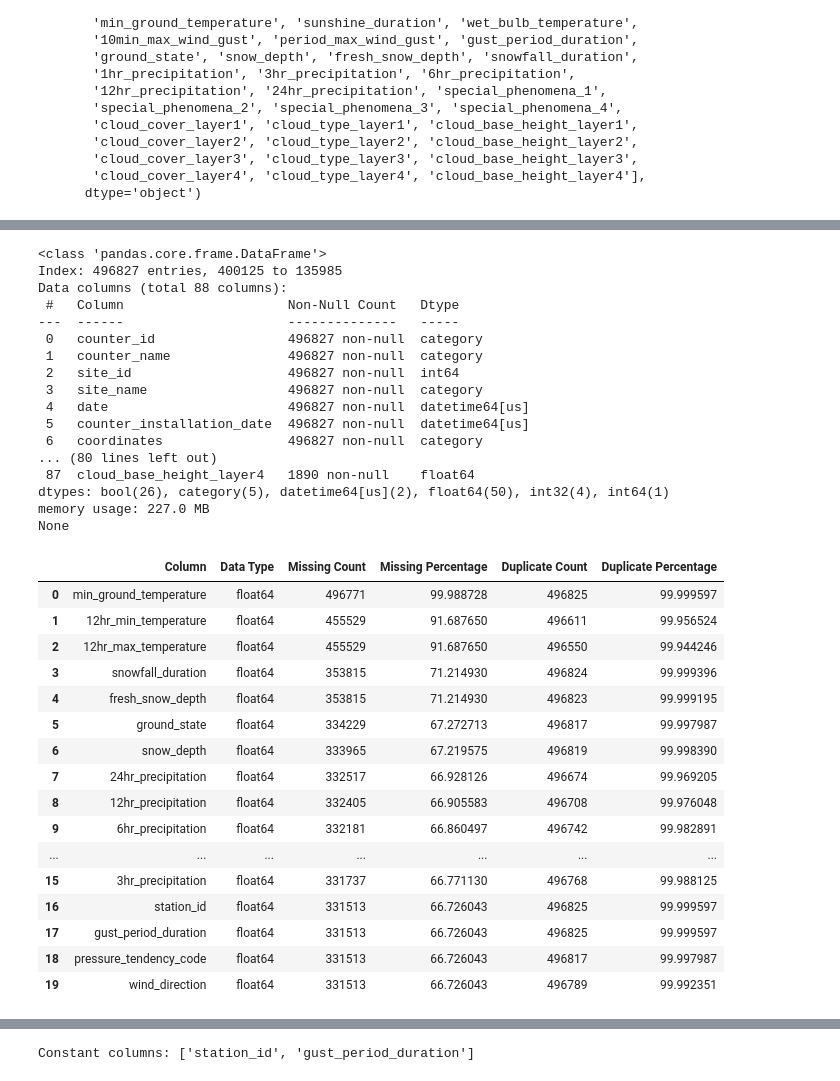
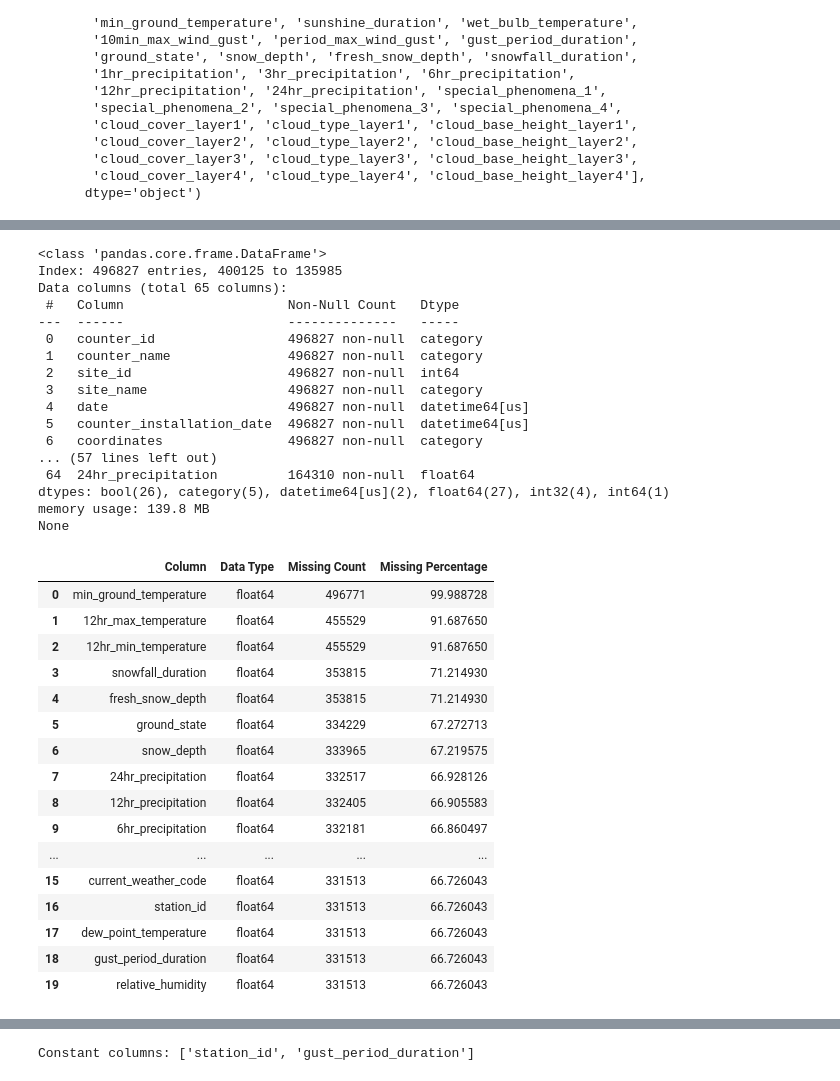
Before and after one commit to nishuastic/bike_counters, a Jupyter notebook: cleaned_data.ipynb, the cells around one changed output, grey strips where cells are left out. Drawn from its saved outputs; the diff is of its cells as text; code cells hidden in the pictures.

```diff
--- a/cleaned_data.ipynb
+++ b/cleaned_data.ipynb
@@ -315,4 +315,12 @@ Index(['station_id', 'date', 'sea_level_pressure', 'pressure_tendency',
 empty_columns = weather_df.columns[weather_df.isna().all()]
 
 weather_df.drop(empty_columns, axis=1, inplace=True)
+# %%
+cloud_columns = [col for col in weather_df.columns if 'cloud' in col.lower()]
+
+weather_df.drop(cloud_columns, axis=1, inplace=True)
+
+pressure_columns = [col for col in weather_df.columns if 'pressure' in col.lower()]
+
+weather_df.drop(pressure_columns, axis=1, inplace=True)
 # %%
@@ -358,7 +349,7 @@ print(merged_df.info())
 # %% [output]
 <class 'pandas.core.frame.DataFrame'>
 Index: 496827 entries, 400125 to 135985
-Data columns (total 88 columns):
+Data columns (total 65 columns):
  #   Column                     Non-Null Count   Dtype
 ---  ------                     --------------   -----
  0   counter_id                 496827 non-null  category
@@ -368,57 +359,46 @@ Data columns (total 88 columns):
  4   date                       496827 non-null  datetime64[us]
  5   counter_installation_date  496827 non-null  datetime64[us]
  6   coordinates                496827 non-null  category
-... (80 lines left out)
- 87  cloud_base_height_layer4   1890 non-null    float64
-dtypes: bool(26), category(5), datetime64[us](2), float64(50), int32(4), int64(1)
-memory usage: 227.0 MB
+... (57 lines left out)
+ 64  24hr_precipitation         164310 non-null  float64
+dtypes: bool(26), category(5), datetime64[us](2), float64(27), int32(4), int64(1)
+memory usage: 139.8 MB
 None
-# %%
-cloud_columns = [col for col in merged_df.columns if 'cloud' in col.lower()]
-
-merged_df.drop(cloud_columns, axis=1, inplace=True)
 # %%
 # Calculate missing values
 missing_values = merged_df.isna().sum().reset_index()
 missing_values.columns = ['Column', 'Missing Count']
 missing_values['Missing Percentage'] = (missing_values['Missing Count'] / len(merged_df)) * 100
 
-# Calculate duplicate values
-duplicate_values = merged_df.apply(lambda col: col.duplicated().sum()).reset_index()
-duplicate_values.columns = ['Column', 'Duplicate Count']
-duplicate_values['Duplicate Percentage'] = (duplicate_values['Duplicate Count'] / len(merged_df)) * 100
-
-# Merge missing and duplicate summaries
-summary_df = pd.merge(missing_values, duplicate_values, on='Column')
 
 # Add data type of each column to the summary
-summary_df['Data Type'] = summary_df['Column'].map(merged_df.dtypes)
+missing_values['Data Type'] = missing_values['Column'].map(merged_df.dtypes)
 
 # Rearrange columns for better readability
-summary_df = summary_df[['Column', 'Data Type', 'Missing Count', 'Missing Percentage', 'Duplicate Count', 'Duplicate Percentage']]
+missing_values = missing_values[['Column', 'Data Type', 'Missing Count', 'Missing Percentage']]
 
 # Sort by Missing Count or Duplicate Count
-summary_df = summary_df.sort_values(by=['Missing Count', 'Duplicate Count'], ascending=False).reset_index(drop=True)
+missing_values = missing_values.sort_values(by=['Missing Count'], ascending=False).reset_index(drop=True)
 
-summary_df[0:20]
+missing_values[0:20]
 # %% [output]
-|  | Column | Data Type | Missing Count | Missing Percentage | Duplicate Count | Duplicate Percentage |
-| 0 | min_ground_temperature | float64 | 496771 | 99.988728 | 496825 | 99.999597 |
-| 1 | 12hr_min_temperature | float64 | 455529 | 91.687650 | 496611 | 99.956524 |
-| 2 | 12hr_max_temperature | float64 | 455529 | 91.687650 | 496550 | 99.944246 |
-| 3 | snowfall_duration | float64 | 353815 | 71.214930 | 496824 | 99.999396 |
-| 4 | fresh_snow_depth | float64 | 353815 | 71.214930 | 496823 | 99.999195 |
-| 5 | ground_state | float64 | 334229 | 67.272713 | 496817 | 99.997987 |
-| 6 | snow_depth | float64 | 333965 | 67.219575 | 496819 | 99.998390 |
-| 7 | 24hr_precipitation | float64 | 332517 | 66.928126 | 496674 | 99.969205 |
-| 8 | 12hr_precipitation | float64 | 332405 | 66.905583 | 496708 | 99.976048 |
-| 9 | 6hr_precipitation | float64 | 332181 | 66.860497 | 496742 | 99.982891 |
-| ... | ... | ... | ... | ... | ... | ... |
-| 15 | 3hr_precipitation | float64 | 331737 | 66.771130 | 496768 | 99.988125 |
-| 16 | station_id | float64 | 331513 | 66.726043 | 496825 | 99.999597 |
-| 17 | gust_period_duration | float64 | 331513 | 66.726043 | 496825 | 99.999597 |
-| 18 | pressure_tendency_code | float64 | 331513 | 66.726043 | 496817 | 99.997987 |
-| 19 | wind_direction | float64 | 331513 | 66.726043 | 496789 | 99.992351 |
+|  | Column | Data Type | Missing Count | Missing Percentage |
+| 0 | min_ground_temperature | float64 | 496771 | 99.988728 |
+| 1 | 12hr_max_temperature | float64 | 455529 | 91.687650 |
+| 2 | 12hr_min_temperature | float64 | 455529 | 91.687650 |
+| 3 | snowfall_duration | float64 | 353815 | 71.214930 |
+| 4 | fresh_snow_depth | float64 | 353815 | 71.214930 |
+| 5 | ground_state | float64 | 334229 | 67.272713 |
+| 6 | snow_depth | float64 | 333965 | 67.219575 |
+| 7 | 24hr_precipitation | float64 | 332517 | 66.928126 |
+| 8 | 12hr_precipitation | float64 | 332405 | 66.905583 |
+| 9 | 6hr_precipitation | float64 | 332181 | 66.860497 |
+| ... | ... | ... | ... | ... |
+| 15 | current_weather_code | float64 | 331513 | 66.726043 |
+| 16 | station_id | float64 | 331513 | 66.726043 |
+| 17 | dew_point_temperature | float64 | 331513 | 66.726043 |
+| 18 | gust_period_duration | float64 | 331513 | 66.726043 |
+| 19 | relative_humidity | float64 | 331513 | 66.726043 |
 # %%
 # Sort the DataFrame by 'date'
 merged_df = merged_df.sort_values(by='date')
```
Also changed, not shown: parts of 15 cells of this notebook, 2 other files.
